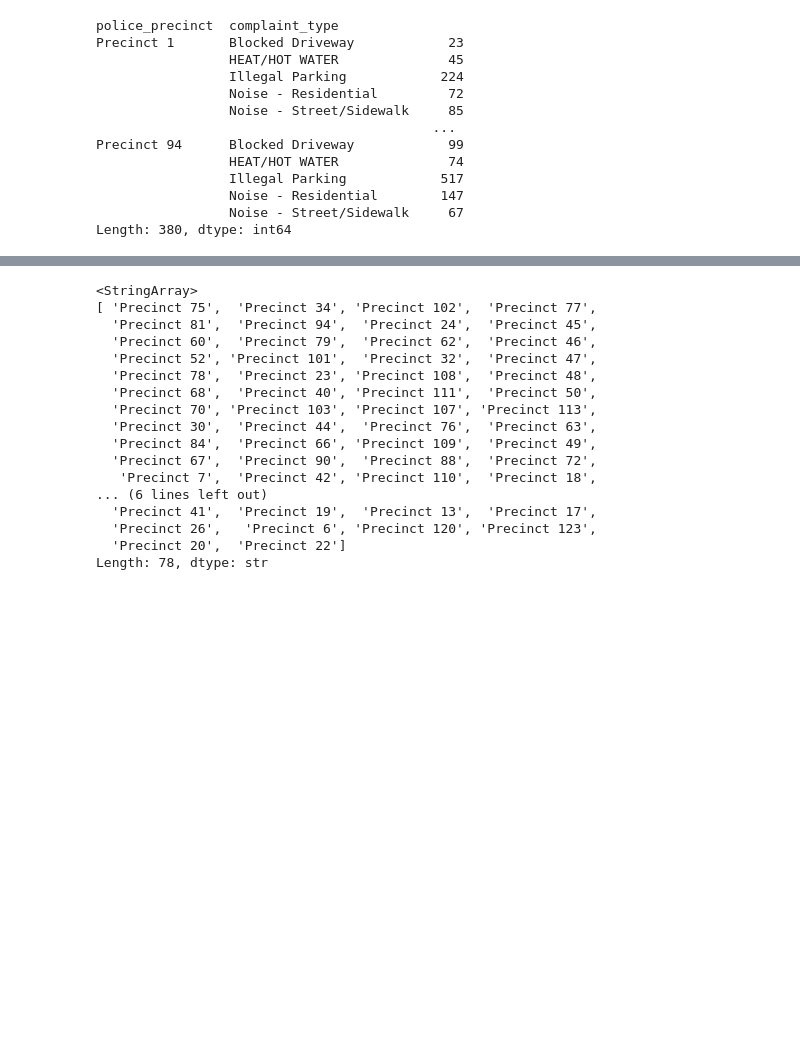
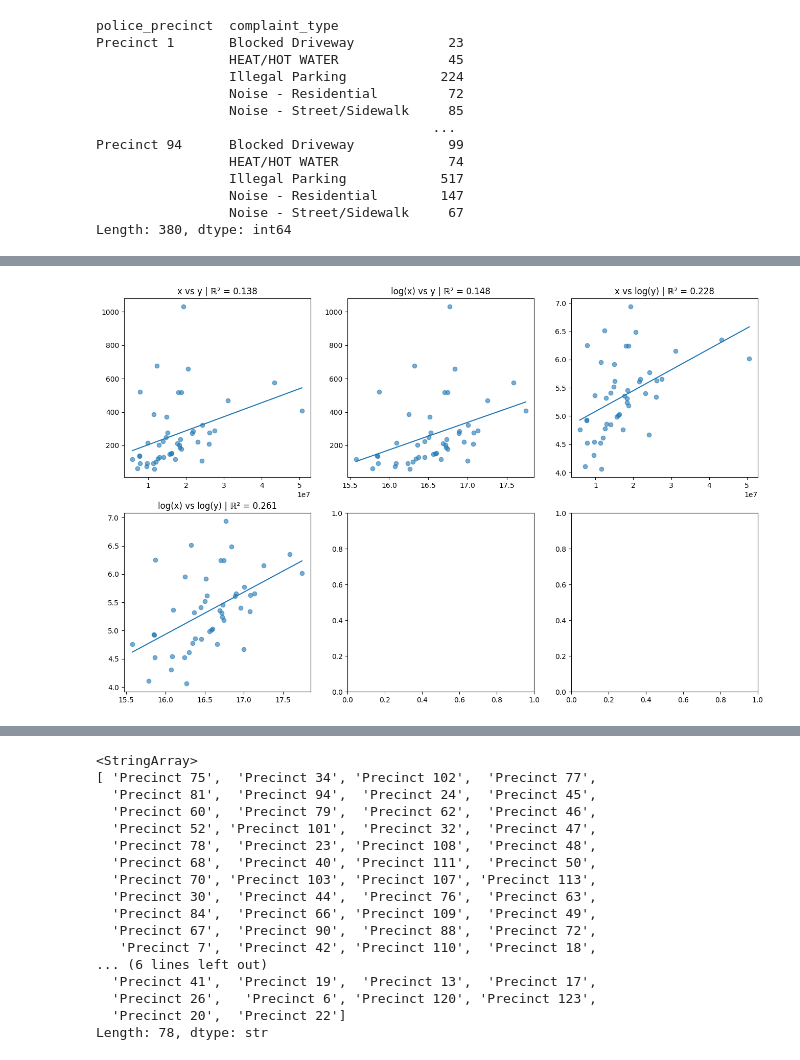
Before and after one commit to Showmemypath/ml-model-implementations-planned-, a Jupyter notebook: Projects/Project_2.ipynb, the cells around one changed output, grey strips where cells are left out. Drawn from its saved outputs; the diff is of its cells as text; code cells hidden in the pictures; blank space fills up the shorter version.

```diff
--- a/Projects/Project_2.ipynb
+++ b/Projects/Project_2.ipynb
@@ -1535,0 +1554,24 @@ KeyError: "['Precinct 22'] not in index"
+# %%
+def fit_and_plot(ax, X, Y, title):
+    X = np.array(X)
+    model = LinearRegression()
+    X_reshaped = X.reshape(-1,1)
+    model.fit(X_reshaped, Y)
+
+    Y_pred = model.predict(X_reshaped)
+
+    ax.scatter(X, Y, alpha=0.6)
+    ax.plot(X, Y_pred)
+    ax.set_title(f"{title} | ℝ² = {model.score(X_reshaped, Y):.3f}")
+
+fig, axes = plt.subplots(n_rows, n_cols, figsize=(16, 10))
+axes = axes.flatten()
+
+fit_and_plot(axes[0], x, y, "x vs y")
+fit_and_plot(axes[1], np.log(x), y, "log(x) vs y")
+fit_and_plot(axes[2], x,np.log(y), "x vs log(y)")
+fit_and_plot(axes[3], np.log(x), np.log(y), "log(x) vs log(y)")
+
+plt.show()
+# %% [output]
+[figure, added]
```
Also changed, not shown: parts of 9 cells of this notebook.
